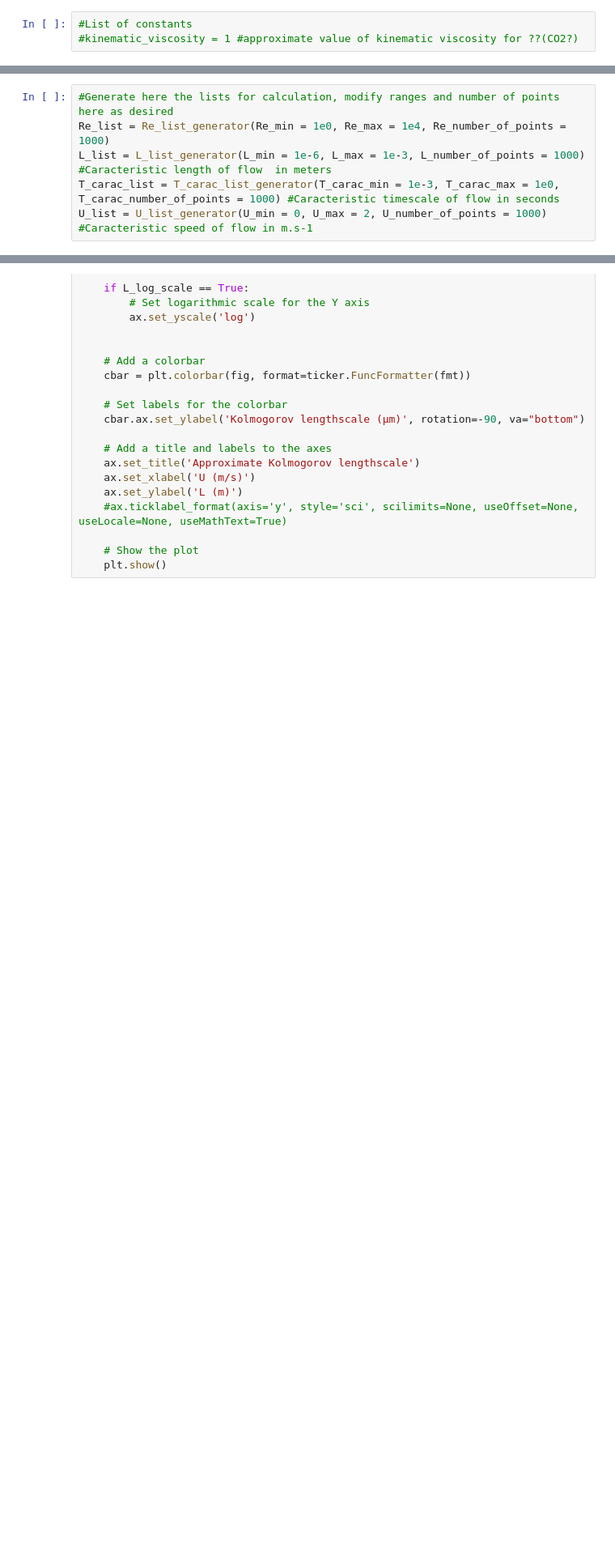
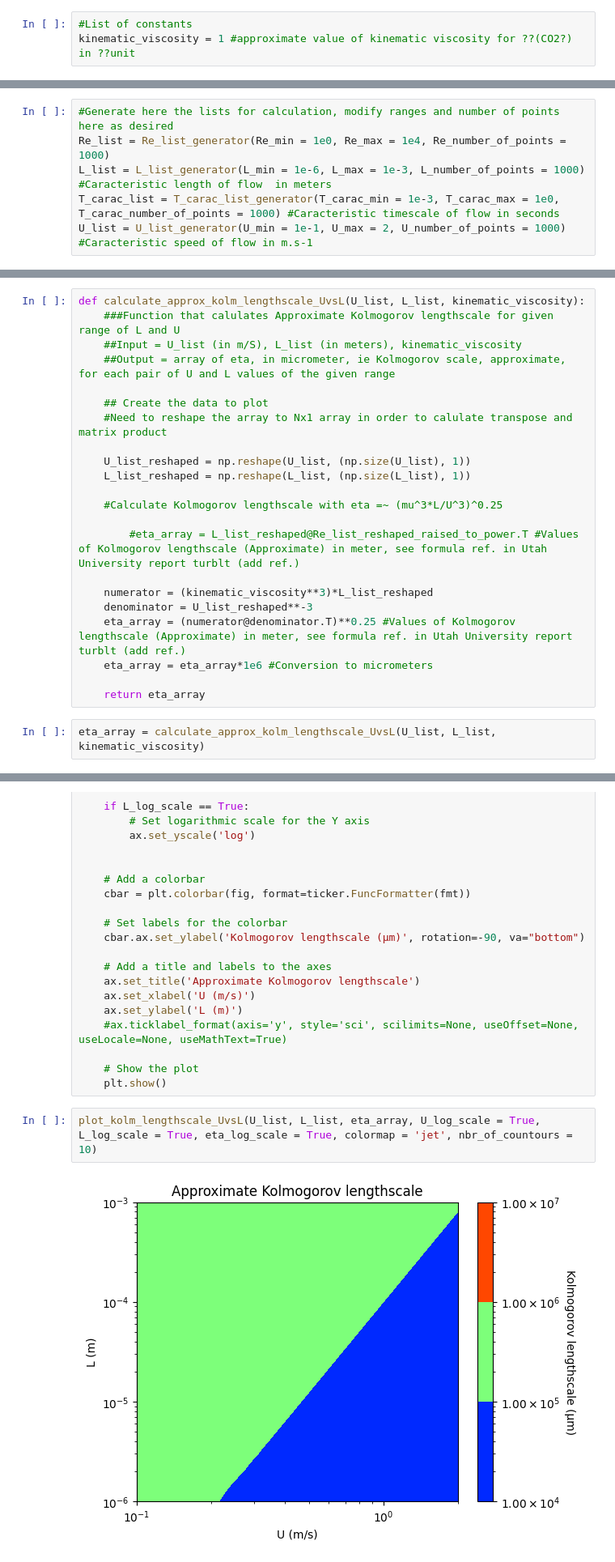
Before and after one commit to henri-avec-un-i/UPC_internship, a Jupyter notebook: caracterisation_of_turbulent_scales.ipynb, the cells around one changed output, grey strips where cells are left out. Shown: that part at 81% size. Drawn from its saved outputs; the diff is of its cells as text; blank space fills up the shorter version.

```diff
--- a/caracterisation_of_turbulent_scales.ipynb
+++ b/caracterisation_of_turbulent_scales.ipynb
@@ -8,6 +8,6 @@ Kolmogorov length scale approximate
 # %%
 #List of constants
-#kinematic_viscosity = 1 #approximate value of kinematic viscosity for ??(CO2?)
+kinematic_viscosity = 1 #approximate value of kinematic viscosity for ??(CO2?) in ??unit
 # %%
 #Functions that returns lists of linearly spaced values for Re, L, U, T, Pr...(to complete)
 def Re_list_generator(Re_min, Re_max, Re_number_of_points = 1000):
@@ -29,7 +29,7 @@ def T_carac_list_generator(T_carac_min, T_carac_max, T_carac_number_of_points =
 Re_list = Re_list_generator(Re_min = 1e0, Re_max = 1e4, Re_number_of_points = 1000)
 L_list = L_list_generator(L_min = 1e-6, L_max = 1e-3, L_number_of_points = 1000) #Caracteristic length of flow  in meters
 T_carac_list = T_carac_list_generator(T_carac_min = 1e-3, T_carac_max = 1e0, T_carac_number_of_points = 1000) #Caracteristic timescale of flow in seconds
-U_list = U_list_generator(U_min = 0, U_max = 2, U_number_of_points = 1000) #Caracteristic speed of flow in m.s-1
+U_list = U_list_generator(U_min = 1e-1, U_max = 2, U_number_of_points = 1000) #Caracteristic speed of flow in m.s-1
 # %%
 #Defines System variables with regards to previously given ones
 #Re_list = U_list*L_list/kinematic_viscosity #Defines Re approximate for given range of U and L
@@ -114,3 +114,27 @@ Kolmogorv lengthscale approximate plot depending on U and caracteristic lengthsc
+# %%
+def calculate_approx_kolm_lengthscale_UvsL(U_list, L_list, kinematic_viscosity):
+    ###Function that calulates Approximate Kolmogorov lengthscale for given range of L and U
+    ##Input = U_list (in m/S), L_list (in meters), kinematic_viscosity
+    ##Output = array of eta, in micrometer, ie Kolmogorov scale, approximate, for each pair of U and L values of the given range
+
+    ## Create the data to plot
+    #Need to reshape the array to Nx1 array in order to calulate transpose and matrix product
+
+    U_list_reshaped = np.reshape(U_list, (np.size(U_list), 1))
+    L_list_reshaped = np.reshape(L_list, (np.size(L_list), 1))
+
+    #Calculate Kolmogorov lengthscale with eta =~ (mu^3*L/U^3)^0.25
+
+        #eta_array = L_list_reshaped@Re_list_reshaped_raised_to_power.T #Values of Kolmogorov lengthscale (Approximate) in meter, see formula ref. in Utah University report turblt (add ref.)
+
+    numerator = (kinematic_viscosity**3)*L_list_reshaped
+    denominator = U_list_reshaped**-3
+    eta_array = (numerator@denominator.T)**0.25 #Values of Kolmogorov lengthscale (Approximate) in meter, see formula ref. in Utah University report turblt (add ref.)
+    eta_array = eta_array*1e6 #Conversion to micrometers
+
+    return eta_array
+# %%
+eta_array = calculate_approx_kolm_lengthscale_UvsL(U_list, L_list, kinematic_viscosity)
 # %%
 #Don't forget to recalculate appropriate eta_array corresponding to new U_list
 def plot_kolm_lengthscale_UvsL(U_list, L_list, eta_array, U_log_scale = True, L_log_scale = True, eta_log_scale = True, colormap = 'jet', nbr_of_countours = 10):
@@ -157,5 +181,9 @@ def plot_kolm_lengthscale_UvsL(U_list, L_list, eta_array, U_log_scale = True, L_
 
     # Show the plot
     plt.show()
+# %%
+plot_kolm_lengthscale_UvsL(U_list, L_list, eta_array, U_log_scale = True, L_log_scale = True, eta_log_scale = True, colormap = 'jet', nbr_of_countours = 10)
+# %% [output]
+[figure, added]
 # %% [markdown]
 ## Kolmogorv timescale approximate
```
Also changed, not shown: parts of 9 cells of this notebook.
